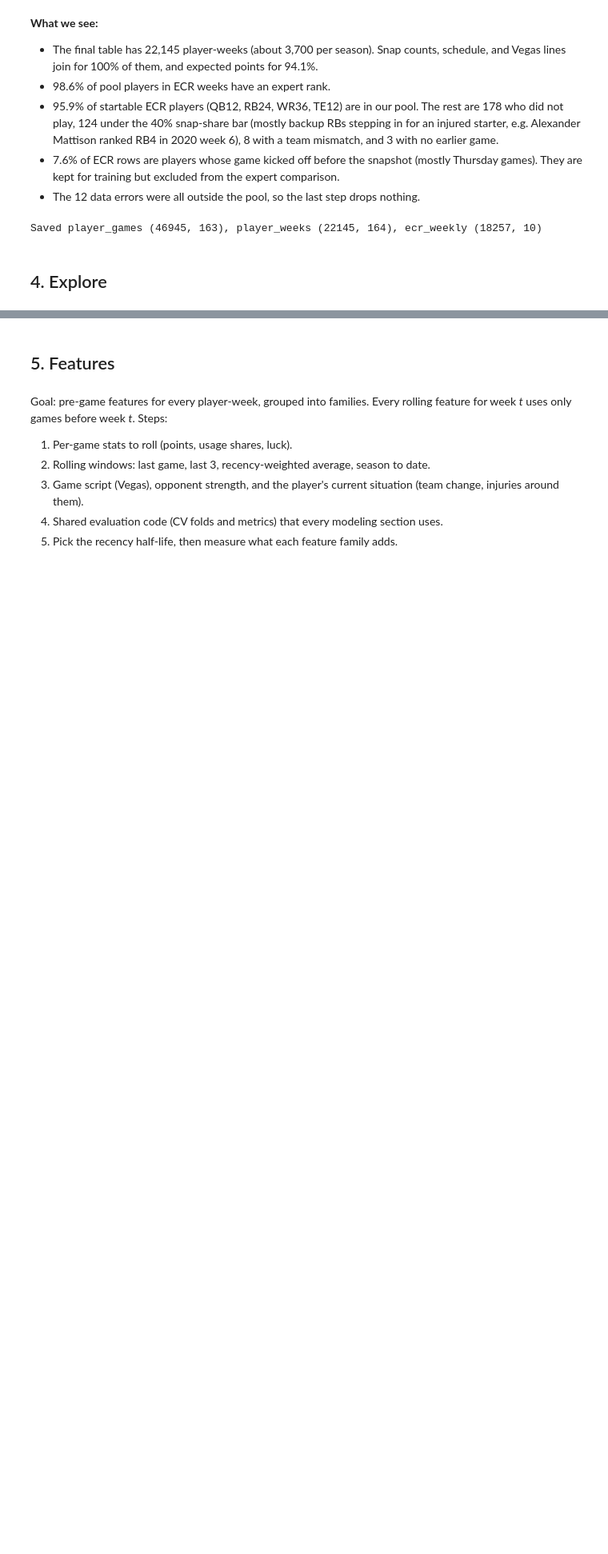
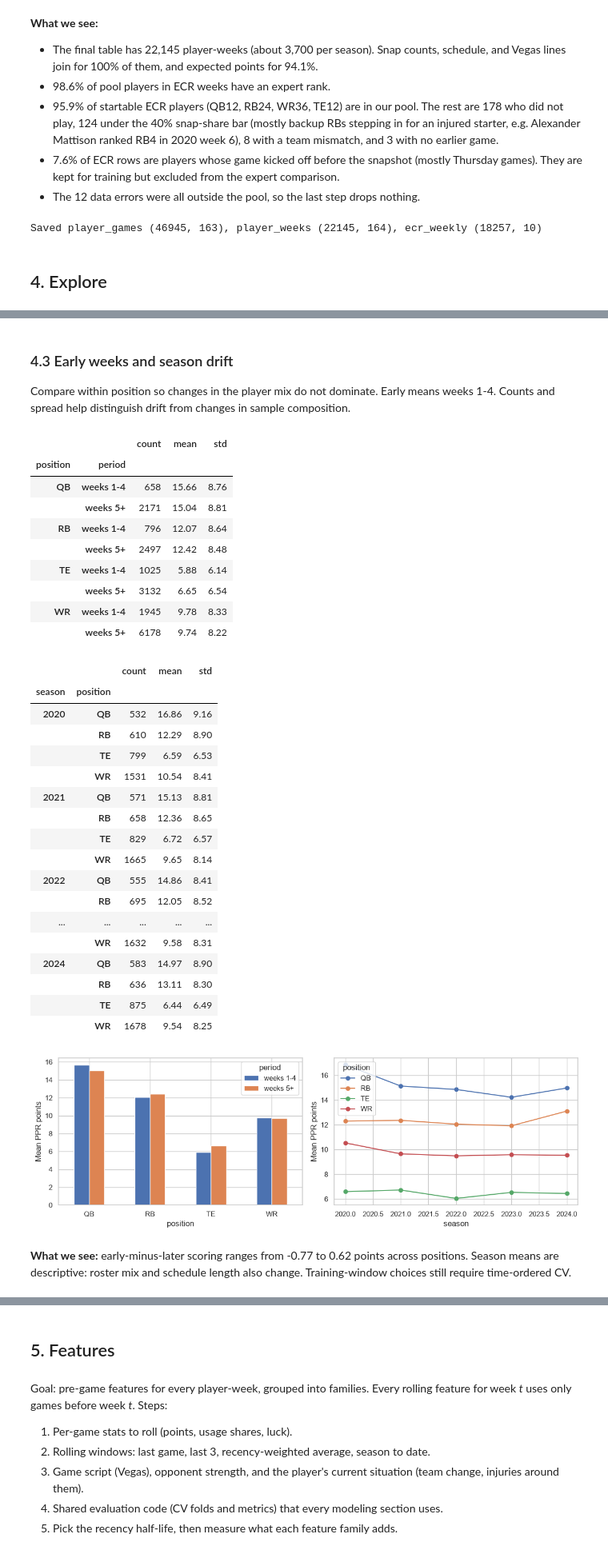
Before and after one commit to HashaRock/CS363M_FFBall_Project, a Jupyter notebook: fantasy_football_rankings.ipynb, the cells around one changed output, grey strips where cells are left out. Shown at 80% size. Drawn from its saved outputs; the diff is of its cells as text; code cells hidden in the pictures; blank space fills up the shorter version.

```diff
--- a/fantasy_football_rankings.ipynb
+++ b/fantasy_football_rankings.ipynb
@@ -506,0 +574,46 @@ Saved player_games (46945, 163), player_weeks (22145, 164), ecr_weekly (18257, 1
+# %% [markdown]
+### 4.3 Early weeks and season drift
+Compare within position so changes in the player mix do not dominate. Early means weeks 1-4. Counts and spread help distinguish drift from changes in sample composition.
+# %%
+c_rows['period'] = np.where(c_rows.week <= EARLY_SEASON_WEEKS, 'weeks 1-4', 'weeks 5+')
+c_period = c_rows.groupby(['position','period'])[TARGET].agg(['count','mean','std'])
+display(c_period.round(2))
+c_seasons = c_rows.groupby(['season','position'])[TARGET].agg(['count','mean','std'])
+display(c_seasons.round(2))
+fig, axes = plt.subplots(1,2,figsize=(12,4))
+c_period['mean'].unstack().plot.bar(ax=axes[0], ylabel='Mean PPR points', rot=0)
+c_seasons['mean'].unstack().plot(marker='o',ax=axes[1],ylabel='Mean PPR points')
+plt.tight_layout(); plt.show()
+c_gap = c_period['mean'].unstack()['weeks 1-4'] - c_period['mean'].unstack()['weeks 5+']
+display(Markdown(f"**What we see:** early-minus-later scoring ranges from {c_gap.min():.2f} to {c_gap.max():.2f} points across positions. Season means are descriptive: roster mix and schedule length also change. Training-window choices still require time-ordered CV."))
+# %% [output]
+|  |  | count | mean | std |
+| position | period |  |  |  |
+| QB | weeks 1-4 | 658 | 15.66 | 8.76 |
+|  | weeks 5+ | 2171 | 15.04 | 8.81 |
+| RB | weeks 1-4 | 796 | 12.07 | 8.64 |
+|  | weeks 5+ | 2497 | 12.42 | 8.48 |
+| TE | weeks 1-4 | 1025 | 5.88 | 6.14 |
+|  | weeks 5+ | 3132 | 6.65 | 6.54 |
+| WR | weeks 1-4 | 1945 | 9.78 | 8.33 |
+|  | weeks 5+ | 6178 | 9.74 | 8.22 |
+|  |  | count | mean | std |
+| season | position |  |  |  |
+| 2020 | QB | 532 | 16.86 | 9.16 |
+|  | RB | 610 | 12.29 | 8.90 |
+|  | TE | 799 | 6.59 | 6.53 |
+|  | WR | 1531 | 10.54 | 8.41 |
+| 2021 | QB | 571 | 15.13 | 8.81 |
+|  | RB | 658 | 12.36 | 8.65 |
+|  | TE | 829 | 6.72 | 6.57 |
+|  | WR | 1665 | 9.65 | 8.14 |
+| 2022 | QB | 555 | 14.86 | 8.41 |
+|  | RB | 695 | 12.05 | 8.52 |
+| ... | ... | ... | ... | ... |
+|  | WR | 1632 | 9.58 | 8.31 |
+| 2024 | QB | 583 | 14.97 | 8.90 |
+|  | RB | 636 | 13.11 | 8.30 |
+|  | TE | 875 | 6.44 | 6.49 |
+|  | WR | 1678 | 9.54 | 8.25 |
+[figure, added]
+**What we see:** early-minus-later scoring ranges from -0.77 to 0.62 points across positions. Season means are descriptive: roster mix and schedule length also change. Training-window choices still require time-ordered CV.
```
Also changed, not shown: parts of 16 cells of this notebook, 3 other files.
